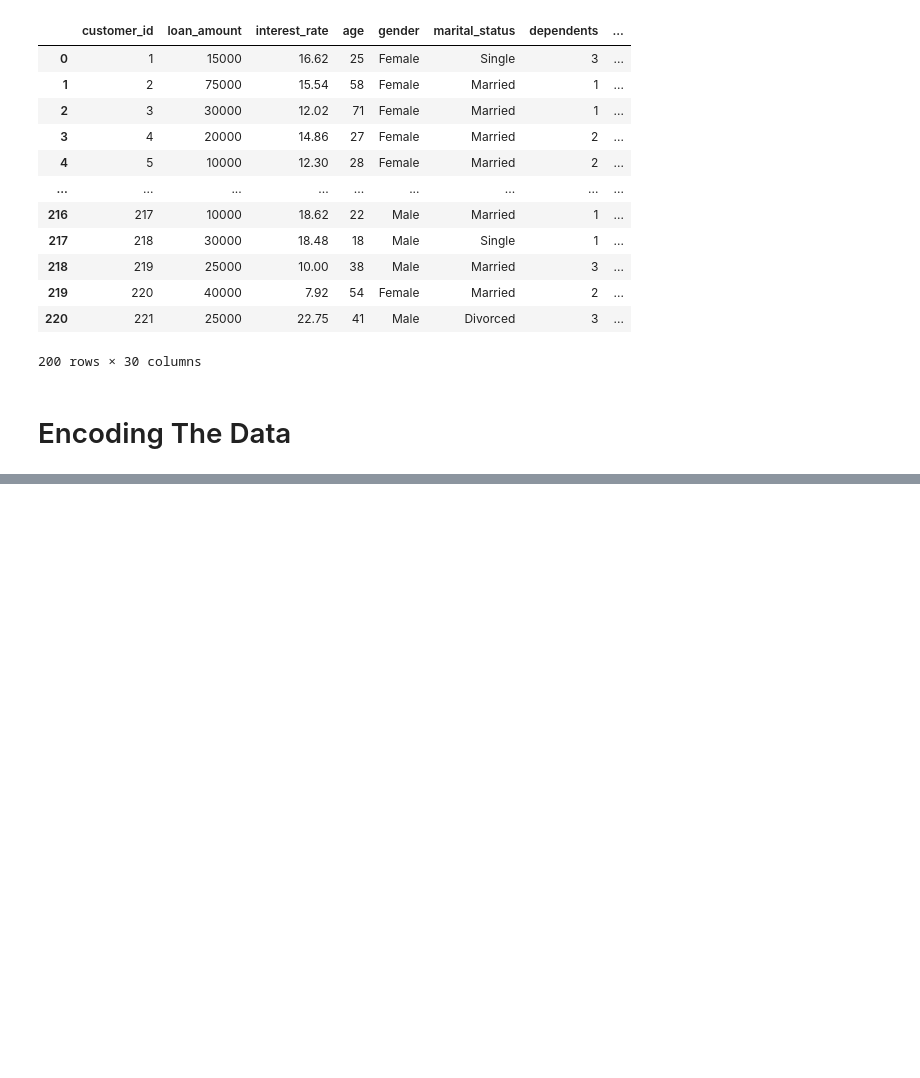
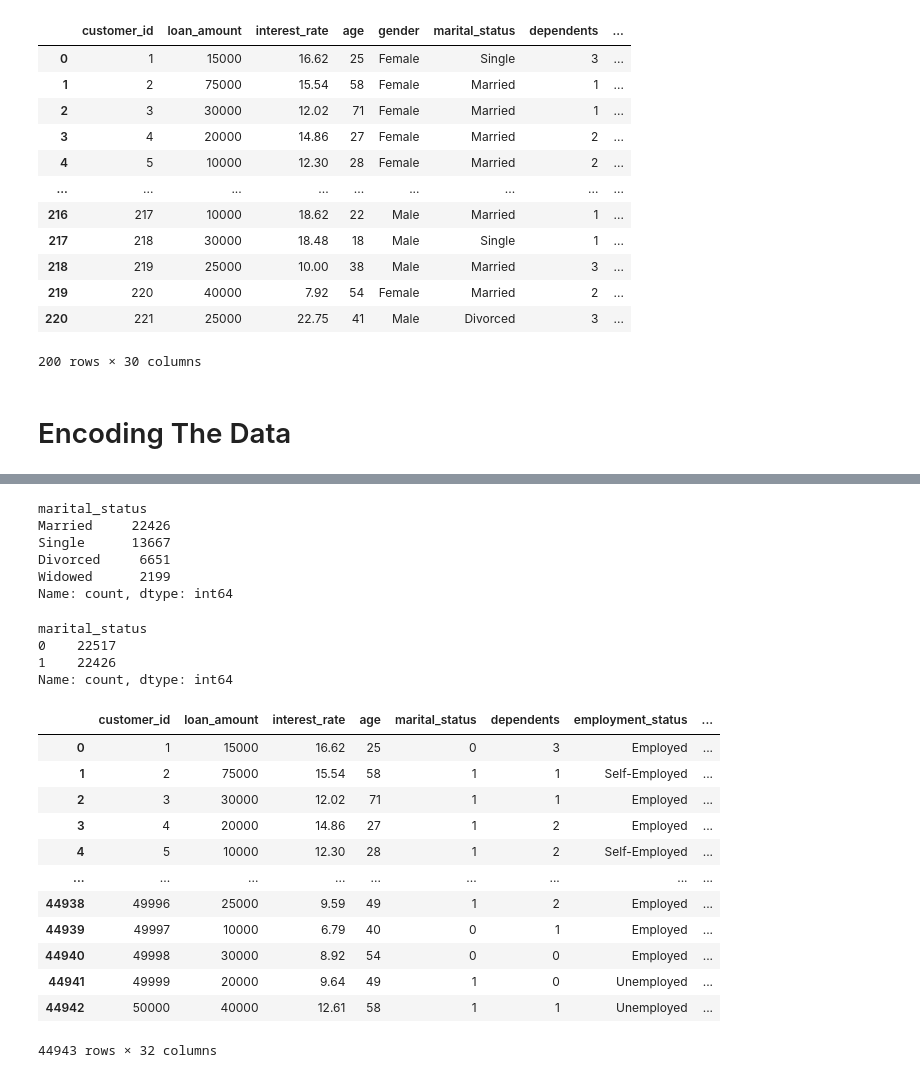
Before and after one commit to ompatilm4-web/Banking_Loan_Dataset, a Jupyter notebook: Notebooks/Analysis.ipynb, the cells around one changed output, grey strips where cells are left out. Cells and saved outputs as stored; diff of their text form; code cells hidden in the pictures; blank space fills up the shorter version.

```diff
--- a/Notebooks/Analysis.ipynb
+++ b/Notebooks/Analysis.ipynb
@@ -291,0 +319,34 @@ Data.head(200)
+# %%
+Cleaned_Data['marital_status'].value_counts()
+# %% [output]
+marital_status
+Married     22426
+Single      13667
+Divorced     6651
+Widowed      2199
+Name: count, dtype: int64
+# %%
+Cleaned_Data['marital_status']=Cleaned_Data['marital_status'].map({'Single':0,'Divorced':0,'Widowed':0,'Married':1})
+# %%
+Cleaned_Data['marital_status'].value_counts()
+# %% [output]
+marital_status
+0    22517
+1    22426
+Name: count, dtype: int64
+# %%
+Cleaned_Data
+# %% [output]
+|  | customer_id | loan_amount | interest_rate | age | marital_status | dependents | employment_status | ... |
+| 0 | 1 | 15000 | 16.62 | 25 | 0 | 3 | Employed | ... |
+| 1 | 2 | 75000 | 15.54 | 58 | 1 | 1 | Self-Employed | ... |
+| 2 | 3 | 30000 | 12.02 | 71 | 1 | 1 | Employed | ... |
+| 3 | 4 | 20000 | 14.86 | 27 | 1 | 2 | Employed | ... |
+| 4 | 5 | 10000 | 12.30 | 28 | 1 | 2 | Self-Employed | ... |
+| ... | ... | ... | ... | ... | ... | ... | ... | ... |
+| 44938 | 49996 | 25000 | 9.59 | 49 | 1 | 2 | Employed | ... |
+| 44939 | 49997 | 10000 | 6.79 | 40 | 0 | 1 | Employed | ... |
+| 44940 | 49998 | 30000 | 8.92 | 54 | 0 | 0 | Employed | ... |
+| 44941 | 49999 | 20000 | 9.64 | 49 | 1 | 0 | Unemployed | ... |
+| 44942 | 50000 | 40000 | 12.61 | 58 | 1 | 1 | Unemployed | ... |
+44943 rows × 32 columns
```
Also changed, not shown: parts of 23 cells of this notebook, 2 other files.
